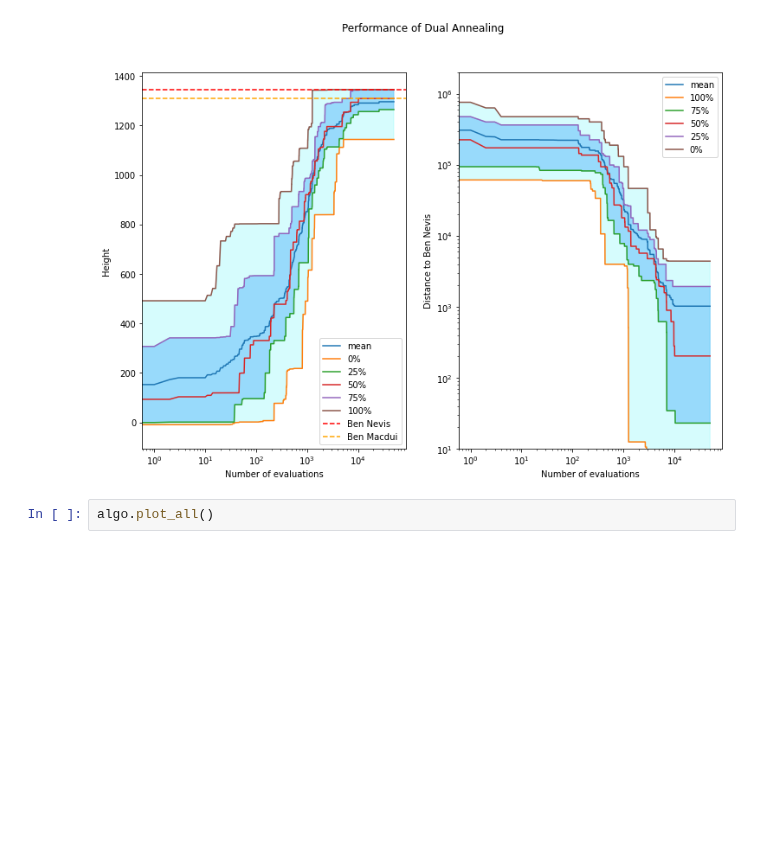
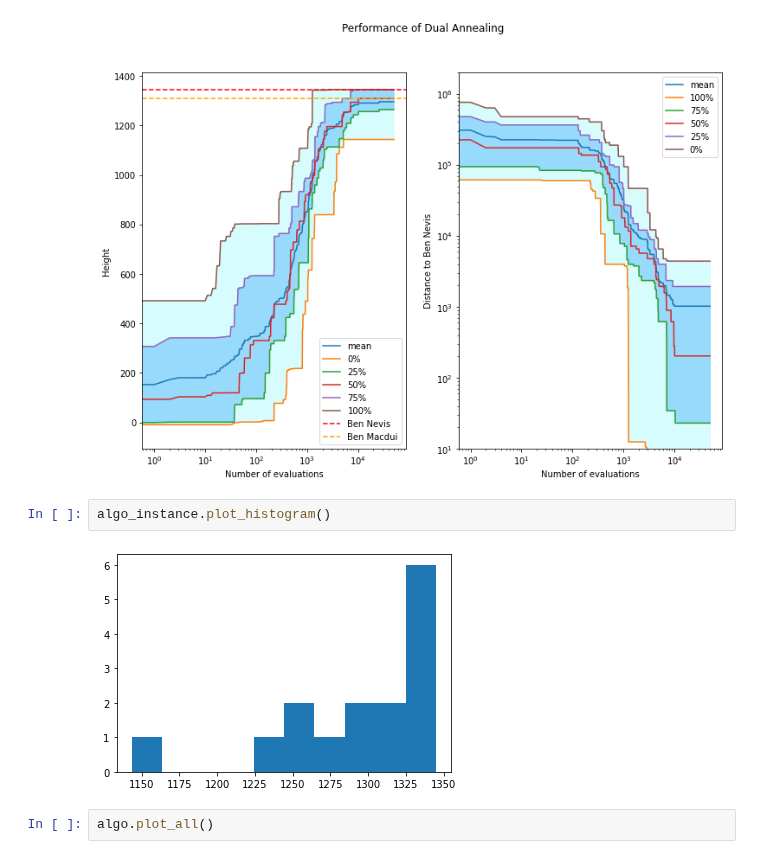
Before and after one commit to CardiacModelling/BenNevisBenchmark, a Jupyter notebook: ipynb/test-frame.ipynb, the cells around one changed output. Cells and saved outputs as stored; diff of their text form; blank space fills up the shorter version.

```diff
--- a/test-frame.ipynb
+++ b/ipynb/test-frame.ipynb
@@ -199,6 +106,10 @@ plt.show()
 Length of function_values: 15
 Length of distance_values: 15
 [figure]
+# %%
+algo_instance.plot_histogram()
+# %% [output]
+[figure, added]
 # %%
 algo.plot_all()
 # %% [output]
```
Also changed, not shown: parts of 1 cell of this notebook, 17 other files.
